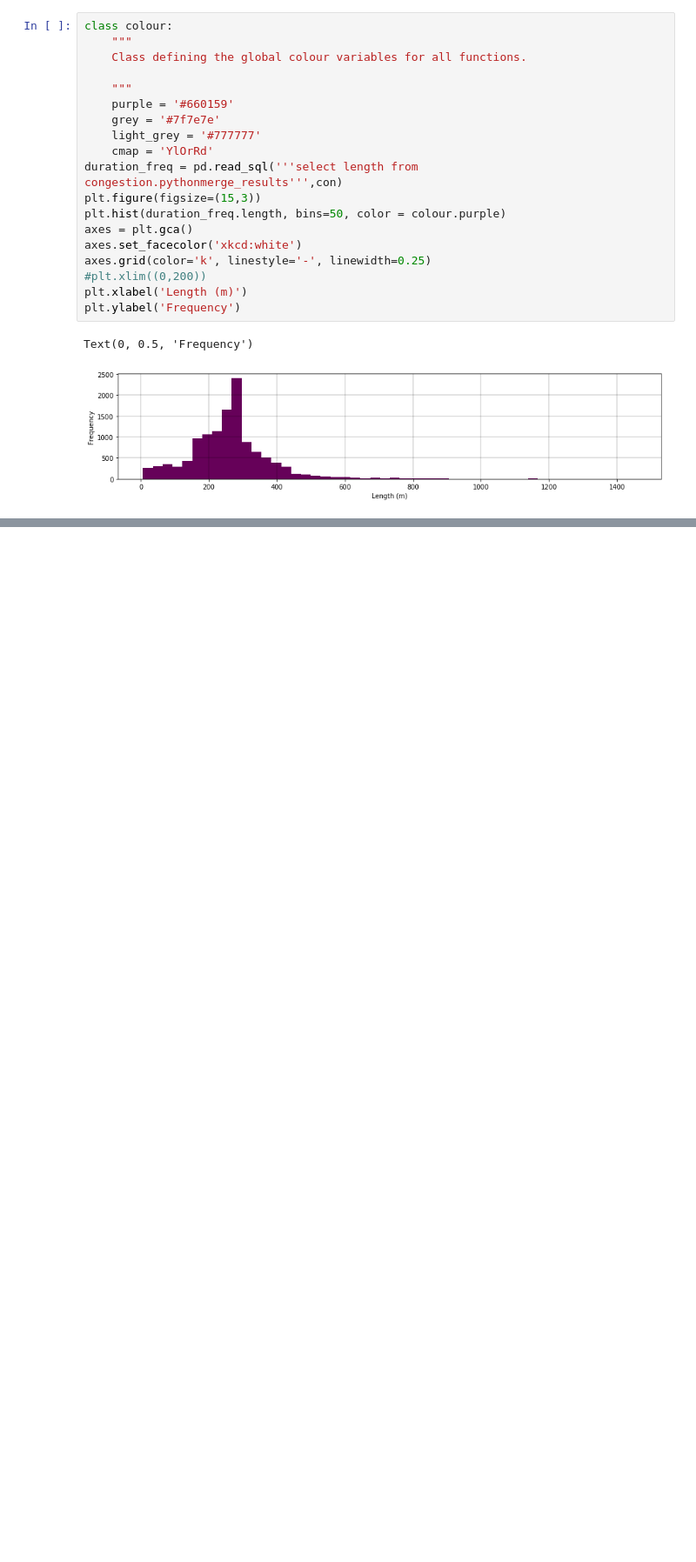
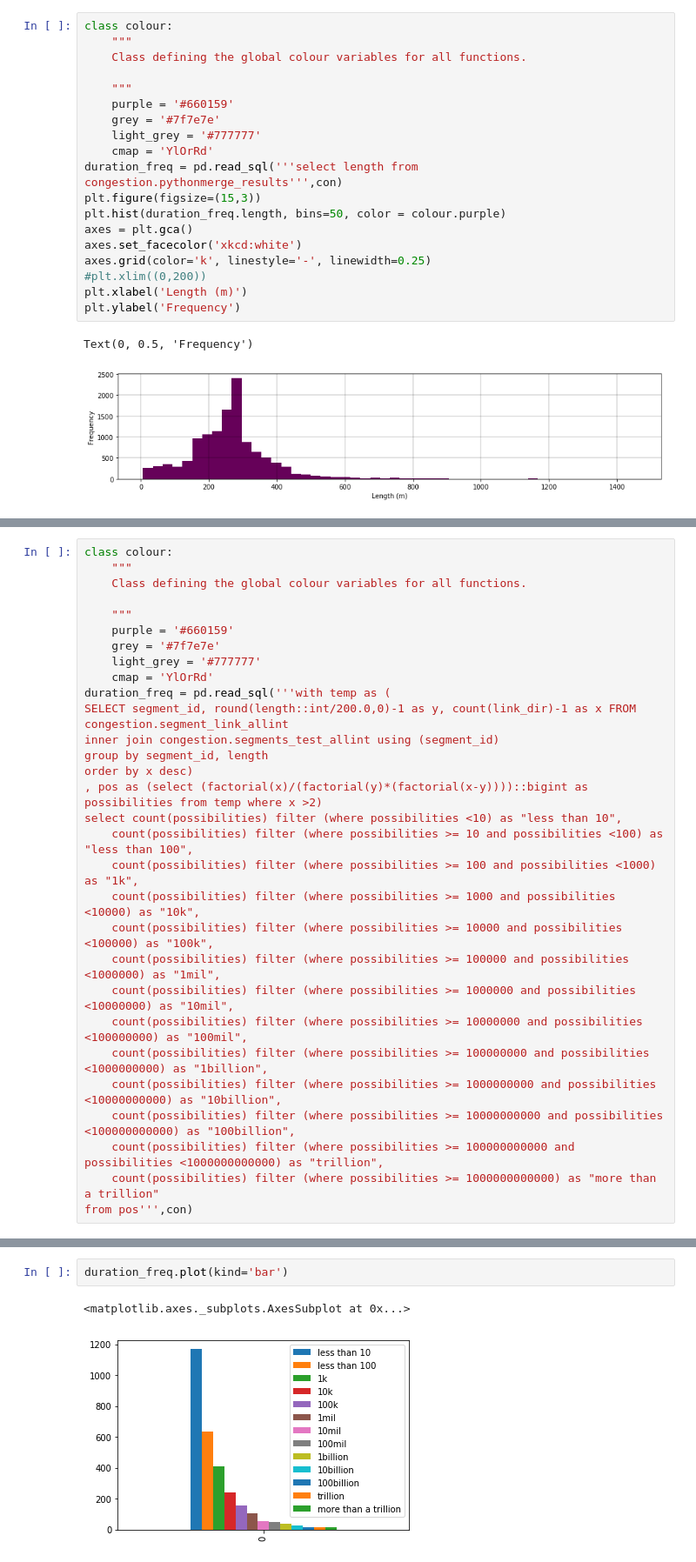
Before and after one commit to CityofToronto/bdit_congestion, a Jupyter notebook: congestion_grid/segment_partition.ipynb, the cells around one changed output, grey strips where cells are left out. Shown: that part at 87% size. Drawn from its saved outputs; the diff is of its cells as text; blank space fills up the shorter version.

```diff
--- a/congestion_grid/segment_partition.ipynb
+++ b/congestion_grid/segment_partition.ipynb
@@ -205,0 +310,30 @@ Text(0, 0.5, 'Frequency')
+# %%
+class colour:
+    """
+    Class defining the global colour variables for all functions.
+
+    """
+    purple = '#660159'
+    grey = '#7f7e7e'
+    light_grey = '#777777'
+    cmap = 'YlOrRd'
+duration_freq = pd.read_sql('''with temp as (
+SELECT segment_id, round(length::int/200.0,0)-1 as y, count(link_dir)-1 as x FROM congestion.segment_link_allint
+inner join congestion.segments_test_allint using (segment_id)
+group by segment_id, length
+order by x desc)
+, pos as (select (factorial(x)/(factorial(y)*(factorial(x-y))))::bigint as possibilities from temp where x >2)
+select count(possibilities) filter (where possibilities <10) as "less than 10",
+	count(possibilities) filter (where possibilities >= 10 and possibilities <100) as "less than 100",
+	count(possibilities) filter (where possibilities >= 100 and possibilities <1000) as "1k",
+	count(possibilities) filter (where possibilities >= 1000 and possibilities <10000) as "10k",
+	count(possibilities) filter (where possibilities >= 10000 and possibilities <100000) as "100k",
+	count(possibilities) filter (where possibilities >= 100000 and possibilities <1000000) as "1mil",
+	count(possibilities) filter (where possibilities >= 1000000 and possibilities <10000000) as "10mil",
+	count(possibilities) filter (where possibilities >= 10000000 and possibilities <100000000) as "100mil",
+	count(possibilities) filter (where possibilities >= 100000000 and possibilities <1000000000) as "1billion",
+	count(possibilities) filter (where possibilities >= 1000000000 and possibilities <10000000000) as "10billion",
+	count(possibilities) filter (where possibilities >= 10000000000 and possibilities <100000000000) as "100billion",
+	count(possibilities) filter (where possibilities >= 100000000000 and possibilities <1000000000000) as "trillion",
+	count(possibilities) filter (where possibilities >= 1000000000000) as "more than a trillion"
+from pos''',con)
@@ -205,0 +345,5 @@ Text(0, 0.5, 'Frequency')
+# %%
+duration_freq.plot(kind='bar')
+# %% [output]
+<matplotlib.axes._subplots.AxesSubplot at 0x...>
+[figure, added]
```
Also changed, not shown: parts of 14 cells of this notebook.
